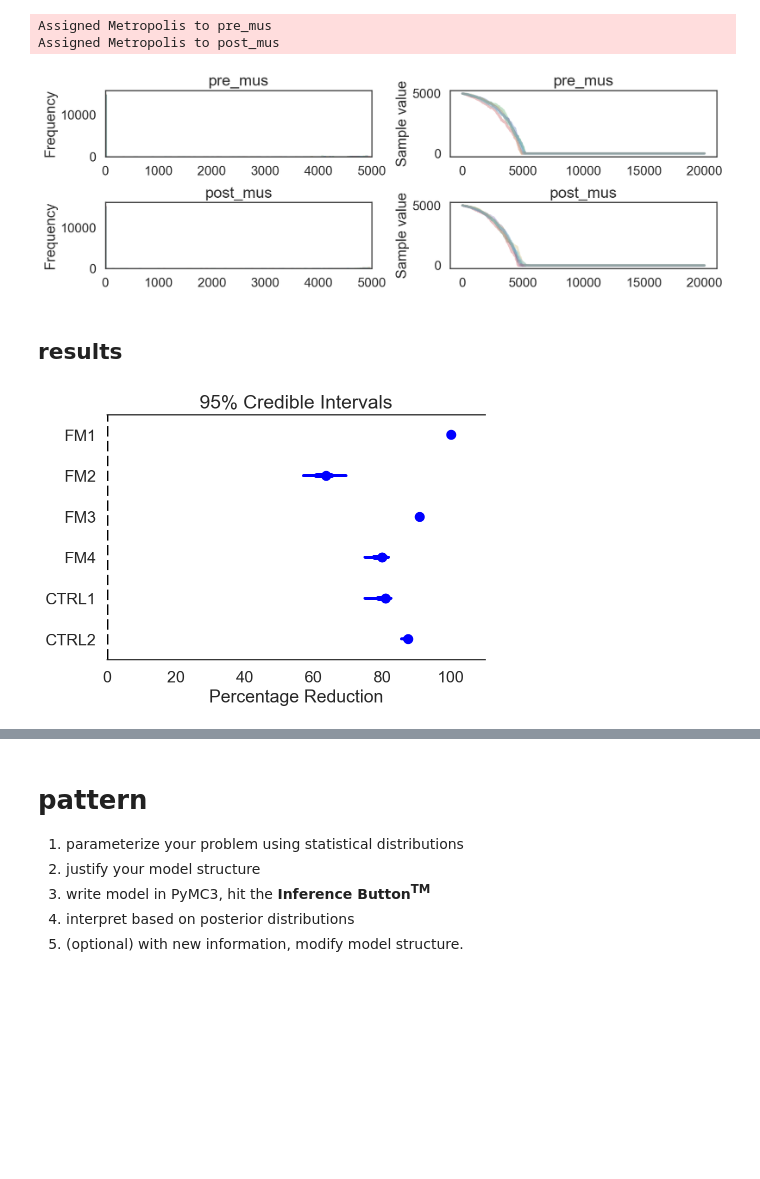
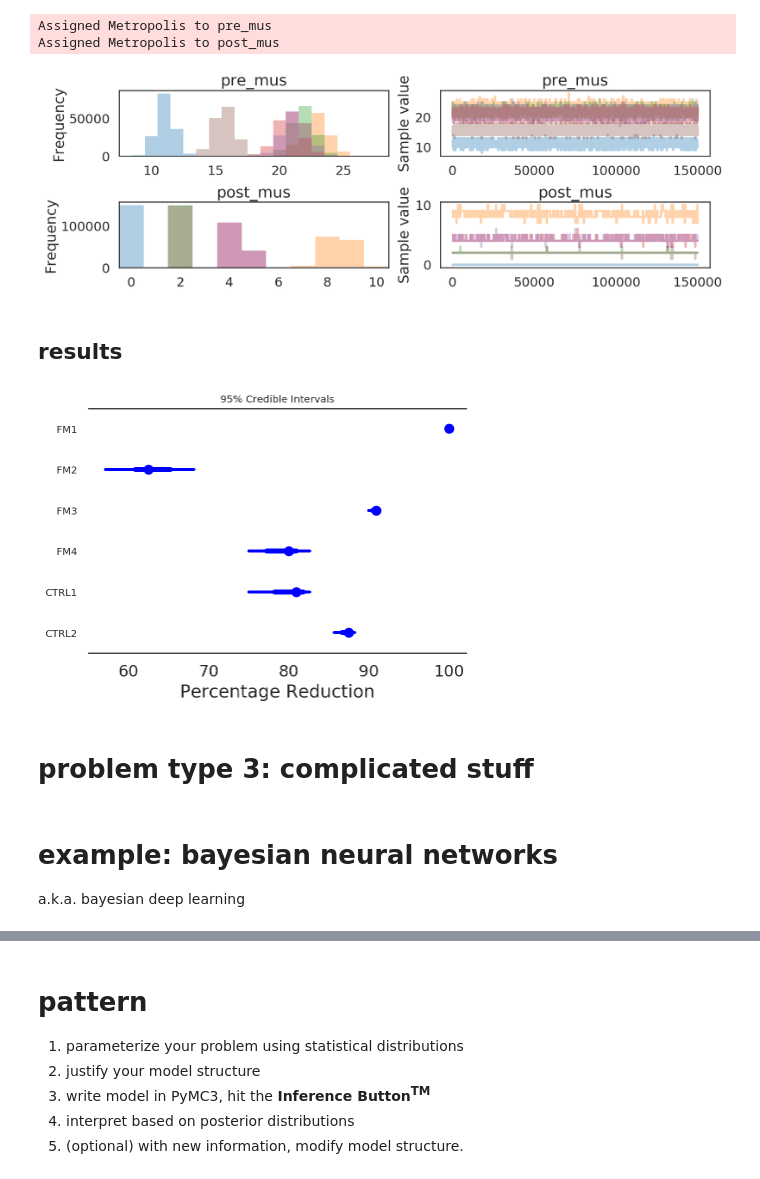
Before and after one commit to ericmjl/bayesian-stats-talk, a Jupyter notebook: slides.ipynb, the cells around one changed output, grey strips where cells are left out. Saved outputs shown, nothing was run; the diff lists cells and outputs as text; code cells hidden in the pictures; blank space fills up the shorter version.

Commit message:
added bayesian neural nets stuff

```diff
--- a/slides.ipynb
+++ b/slides.ipynb
@@ -502,14 +500,33 @@ data['treatment'] = data['treatment'].apply(lambda x: renamed_treatments[x])
 treatment_order = ['FM1', 'FM2', 'FM3', 'FM4', 'CTRL1', 'CTRL2']
 data['treatment'] = data['treatment'].astype('category')
 data['treatment'].cat.set_categories(treatment_order, inplace=True)
+data['treatment'] = data['treatment'].cat.codes.astype('int32')
 data = data.sort_values(['treatment']).reset_index(drop=True)
+data['site'] = data['site'].astype('category').cat.codes.astype('int32')
 
-# Encode the treatment index.
-data['treatment_idx'] = data['treatment'].apply(lambda x: treatment_order.index(x))
-data['perc_change_colonies'] = (data['colonies_post'] - data['colonies_pre']) / data['colonies_pre']
+data['frac_change_colonies'] = ((data['colonies_post'] - data['colonies_pre'])
+                                / data['colonies_pre'])
+data['frac_change_colonies'] = pm.floatX(data['frac_change_colonies'])
+del data['screen protector']
 
-# # View the first 5 rows.
-# data.head(5)
+# Change dtypes to int32 for GPU usage.
+def change_dtype(data, dtype='int32'):
+    return data.astype(dtype)
+
+cols_to_change_ints = ['sample_id', 'colonies_pre', 'colonies_post',
+                       'morphologies_pre', 'morphologies_post', 'phone ID']
+
+cols_to_change_floats = ['year', 'month', 'day', 'perc_reduction morph',
+                         'phone ID', 'no case',]
+
+for col in cols_to_change_ints:
+    data[col] = change_dtype(data[col], dtype='int32')
+
+for col in cols_to_change_floats:
+    data[col] = change_dtype(data[col], dtype='float32')
+
+data.dtypes
+
 
 # # filter the data such that we have only PhoneSoap (PS-300) and Ethanol (ET)
 # data_filtered = data[(data['treatment'] == 'PS-300') | (data['treatment'] == 'QA')]
@@ -554,15 +587,15 @@ with pm.Model() as poisson_estimation:
 
     mu_pre = pm.DiscreteUniform('pre_mus', lower=0, upper=10000,
                                 shape=len(treatment_order))
-    pre_mus = mu_pre[data['treatment_idx'].values]  # fancy indexing!!
+    pre_mus = mu_pre[data['treatment'].values]  # fancy indexing!!
     pre_counts = pm.Poisson('pre_counts', mu=pre_mus,
-                            observed=data['colonies_pre'])
+                            observed=pm.floatX(data['colonies_pre']))
 
     mu_post = pm.DiscreteUniform('post_mus', lower=0, upper=10000,
                                  shape=len(treatment_order))
-    post_mus = mu_post[data['treatment_idx'].values]  # fancy indexing!!
+    post_mus = mu_post[data['treatment'].values]  # fancy indexing!!
     post_counts = pm.Poisson('post_counts', mu=post_mus,
-                             observed=data['colonies_post'])
+                             observed=pm.floatX(data['colonies_post']))
 
     perc_change = pm.Deterministic('perc_change',
                                    100 * (mu_pre - mu_post) / mu_pre)
@@ -570,23 +603,29 @@ with pm.Model() as poisson_estimation:
 ## MCMC Inference Button (TM)
 # %%
 with poisson_estimation:
-    poisson_trace = pm.sample(20000)
+    poisson_trace = pm.sample(200000)
 # %% [output]
 Assigned Metropolis to pre_mus
 Assigned Metropolis to post_mus
 # %%
-pm.traceplot(poisson_trace, varnames=['pre_mus', 'post_mus'])
+pm.traceplot(poisson_trace[50000:], varnames=['pre_mus', 'post_mus'])
 plt.show()
 # %% [output]
-[figure, old version]
+[figure, new version]
 # %% [markdown]
 ## results
 # %%
-pm.forestplot(poisson_trace[10000:], varnames=['perc_change'],
+pm.forestplot(poisson_trace[50000:], varnames=['perc_change'],
               ylabels=treatment_order, xrange=[0, 110])
 plt.xlabel('Percentage Reduction')
 
 ax = plt.gca()
 ax = adjust_forestplot_for_slides(ax)
 # %% [output]
-[figure, old version]
+[figure, new version]
+# %% [markdown]
+# problem type 3: complicated stuff
+# %% [markdown]
+# example: bayesian neural networks
+
+a.k.a. bayesian deep learning
```
Also changed, not shown: parts of 19 cells of this notebook, 7 other files.
